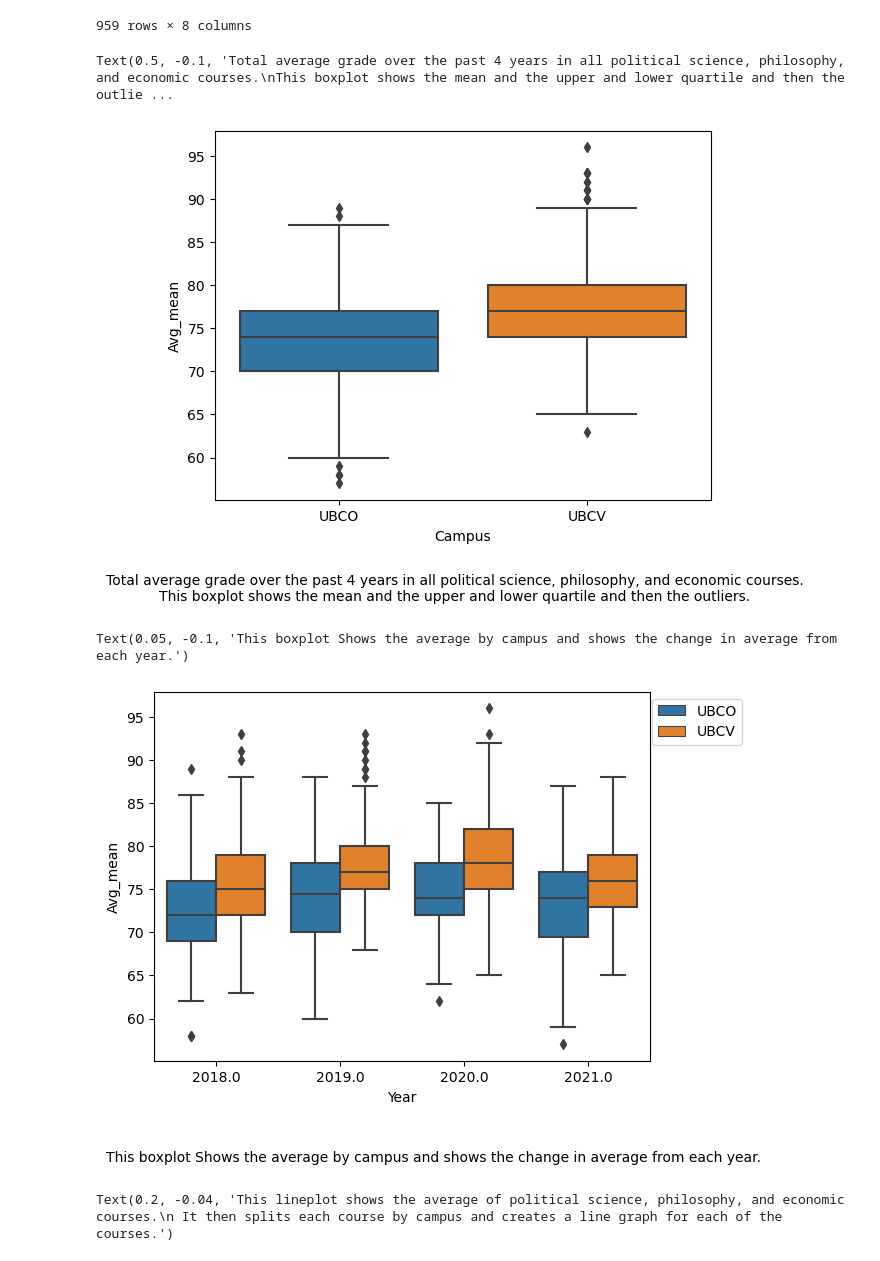
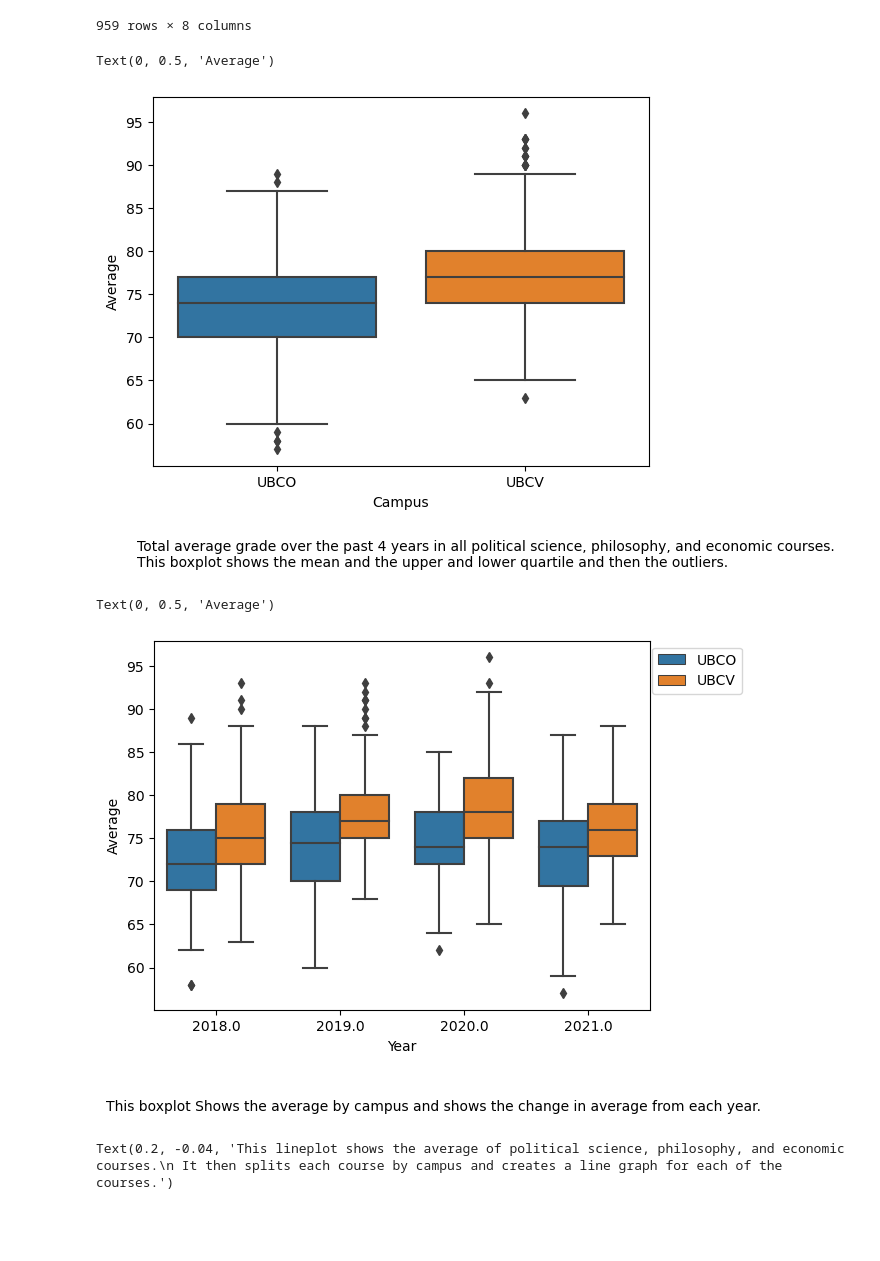
Before and after one commit to ubco-W2022T2-data301/project-group-group03, a Jupyter notebook: analysis/analysis1.ipynb, the cells around one changed output. Cells and saved outputs as stored; diff of their text form; code cells hidden in the pictures; blank space fills up the shorter version.

Commit message:
updated titles on the graphs

```diff
--- a/analysis/analysis1.ipynb
+++ b/analysis/analysis1.ipynb
@@ -34,19 +34,22 @@ df
 959 rows × 8 columns
 # %%
 Total_Grade_Average = sns.boxplot(x="Campus", y="Avg_mean", data=df)
+
 #description for graph
-plt.figtext(0.5, -0.1, "Total average grade over the past 4 years in all political science, philosophy, and economic courses.\nThis boxplot shows the mean and the upper and lower quartile and then the outliers.", ha="center", fontsize=10)
+plt.figtext(0.1, -0.1, "Total average grade over the past 4 years in all political science, philosophy, and economic courses.\nThis boxplot shows the mean and the upper and lower quartile and then the outliers.")
+plt.ylabel('Average')
 # %% [output]
-Text(0.5, -0.1, 'Total average grade over the past 4 years in all political science, philosophy, and economic courses.\nThis boxplot shows the mean and the upper and lower quartile and then the outlie ...
+Text(0, 0.5, 'Average')
-[figure, old version]
+[figure, new version]
 # %%
 Total_Average_By_Year = sns.boxplot(x="Year", y="Avg_mean", hue= 'Campus', data=df)
 plt.legend(loc='upper right', bbox_to_anchor=(1.2, 1))
 #description for graph
 plt.figtext(0.05,-0.1, "This boxplot Shows the average by campus and shows the change in average from each year.")
+plt.ylabel('Average')
 # %% [output]
-Text(0.05, -0.1, 'This boxplot Shows the average by campus and shows the change in average from each year.')
+Text(0, 0.5, 'Average')
-[figure, old version]
+[figure, new version]
 # %%
 # set the figure size
 plt.figure(figsize=(10, 5))
```
Also changed, not shown: 2 other files.
